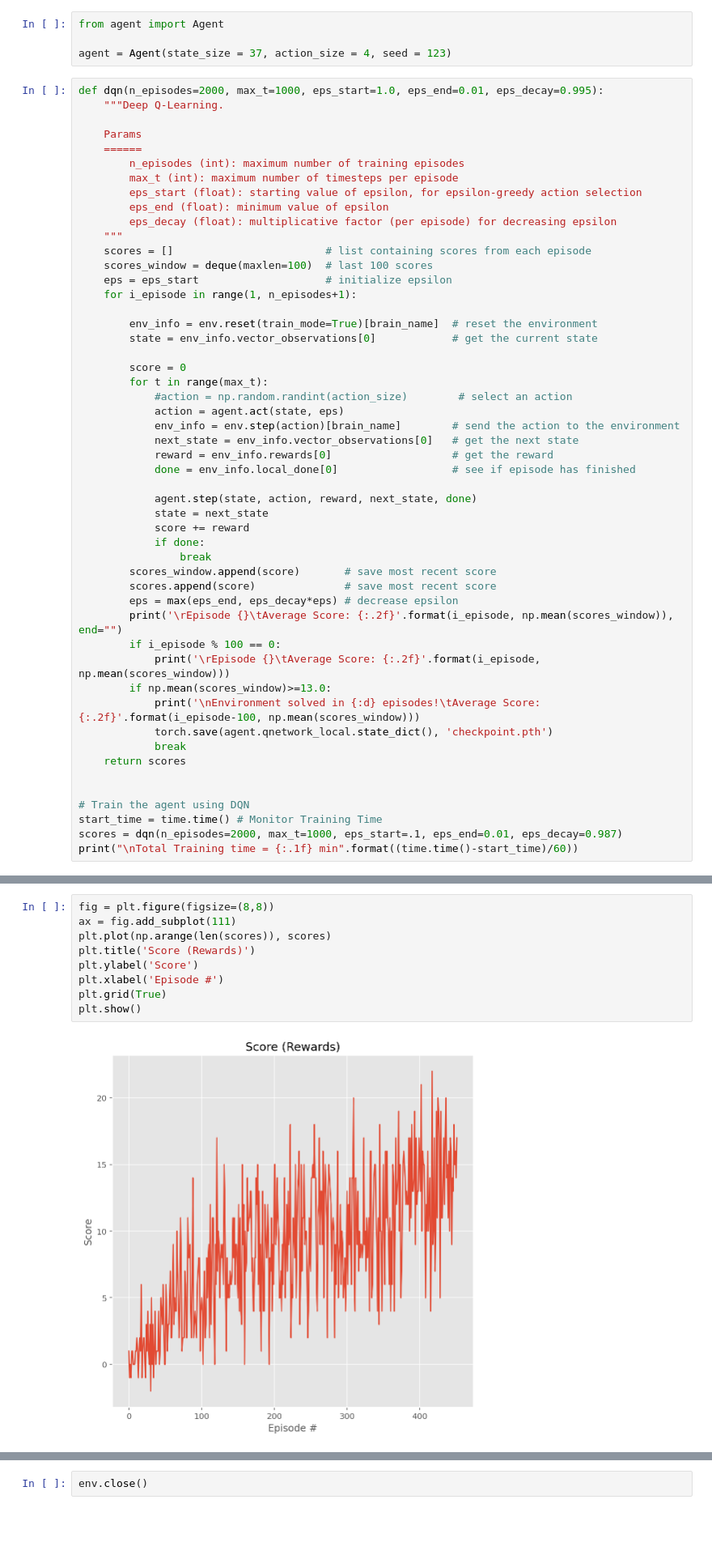
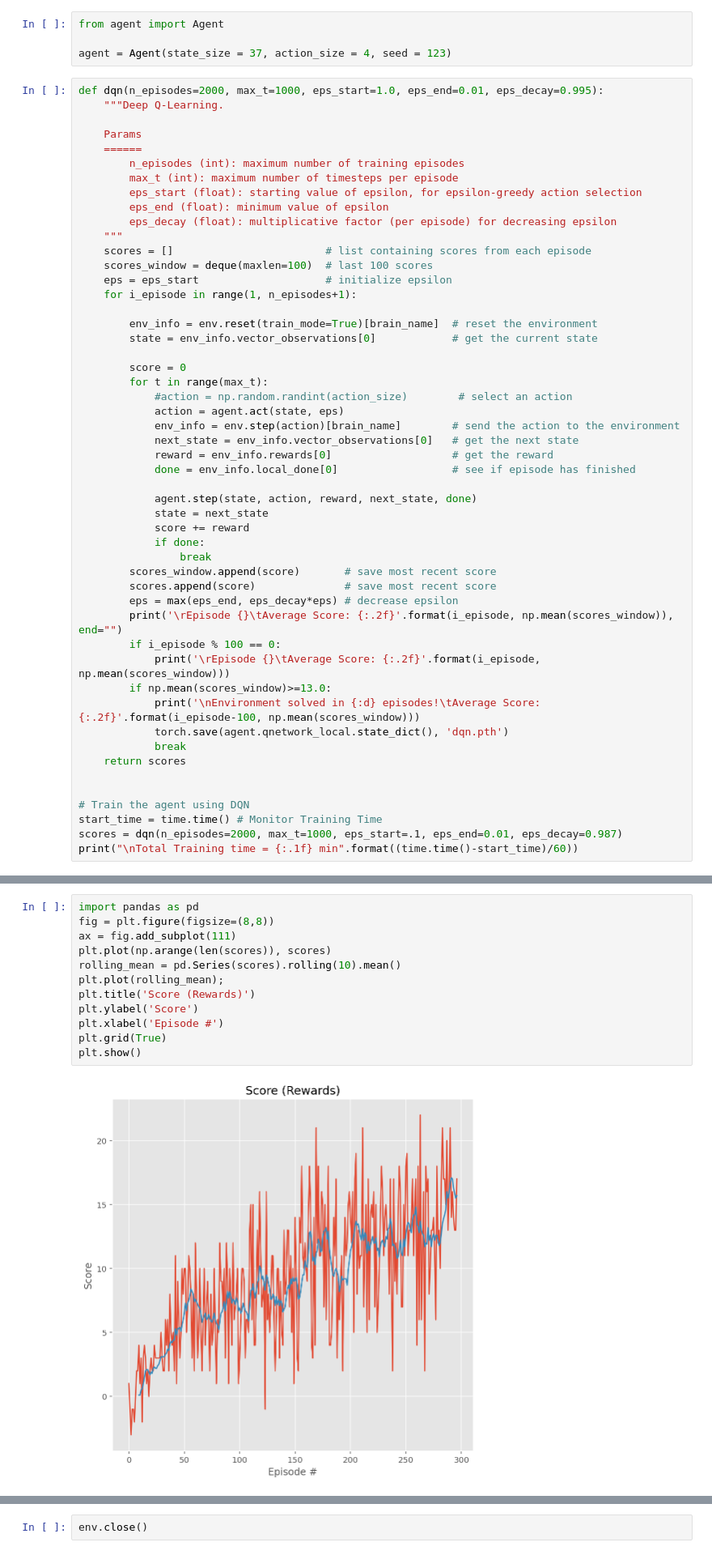
Before and after one commit to NicolasMakaroff/rl-banana-collector-udacity, a Jupyter notebook: Navigation.ipynb, the cells around one changed output, grey strips where cells are left out. Shown: that part at 81% size. Saved outputs shown, nothing was run; the diff lists cells and outputs as text; blank space fills up the shorter version.

Commit message:
add dueling Q-network
Complete report.md and add images for the training process.

```diff
--- a/Navigation.ipynb
+++ b/Navigation.ipynb
@@ -131,7 +131,7 @@ def dqn(n_episodes=2000, max_t=1000, eps_start=1.0, eps_end=0.01, eps_decay=0.99
             print('\rEpisode {}\tAverage Score: {:.2f}'.format(i_episode, np.mean(scores_window)))
         if np.mean(scores_window)>=13.0:
             print('\nEnvironment solved in {:d} episodes!\tAverage Score: {:.2f}'.format(i_episode-100, np.mean(scores_window)))
-            torch.save(agent.qnetwork_local.state_dict(), 'checkpoint.pth')
+            torch.save(agent.qnetwork_local.state_dict(), 'dqn.pth')
             break
     return scores
 
@@ -152,12 +150,15 @@ Total Training time = 14.9 min
 # %%
+import pandas as pd
 fig = plt.figure(figsize=(8,8))
 ax = fig.add_subplot(111)
 plt.plot(np.arange(len(scores)), scores)
+rolling_mean = pd.Series(scores).rolling(10).mean()
+plt.plot(rolling_mean);
 plt.title('Score (Rewards)')
 plt.ylabel('Score')
 plt.xlabel('Episode #')
 plt.grid(True)
 plt.show()
 # %% [output]
-[figure, old version]
+[figure, new version]
 # %%
```
Also changed, not shown: parts of 3 cells of this notebook, 16 other files.
